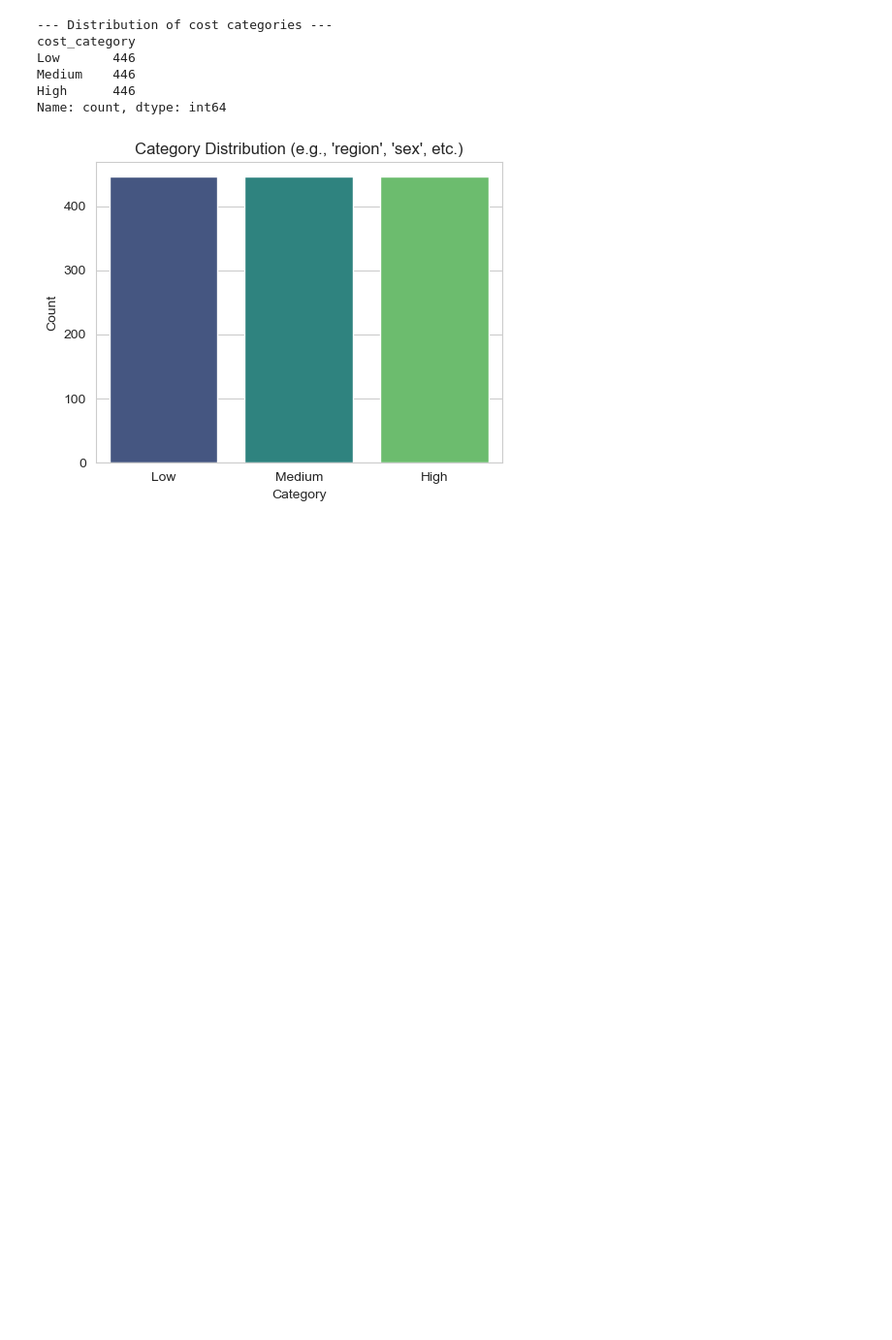
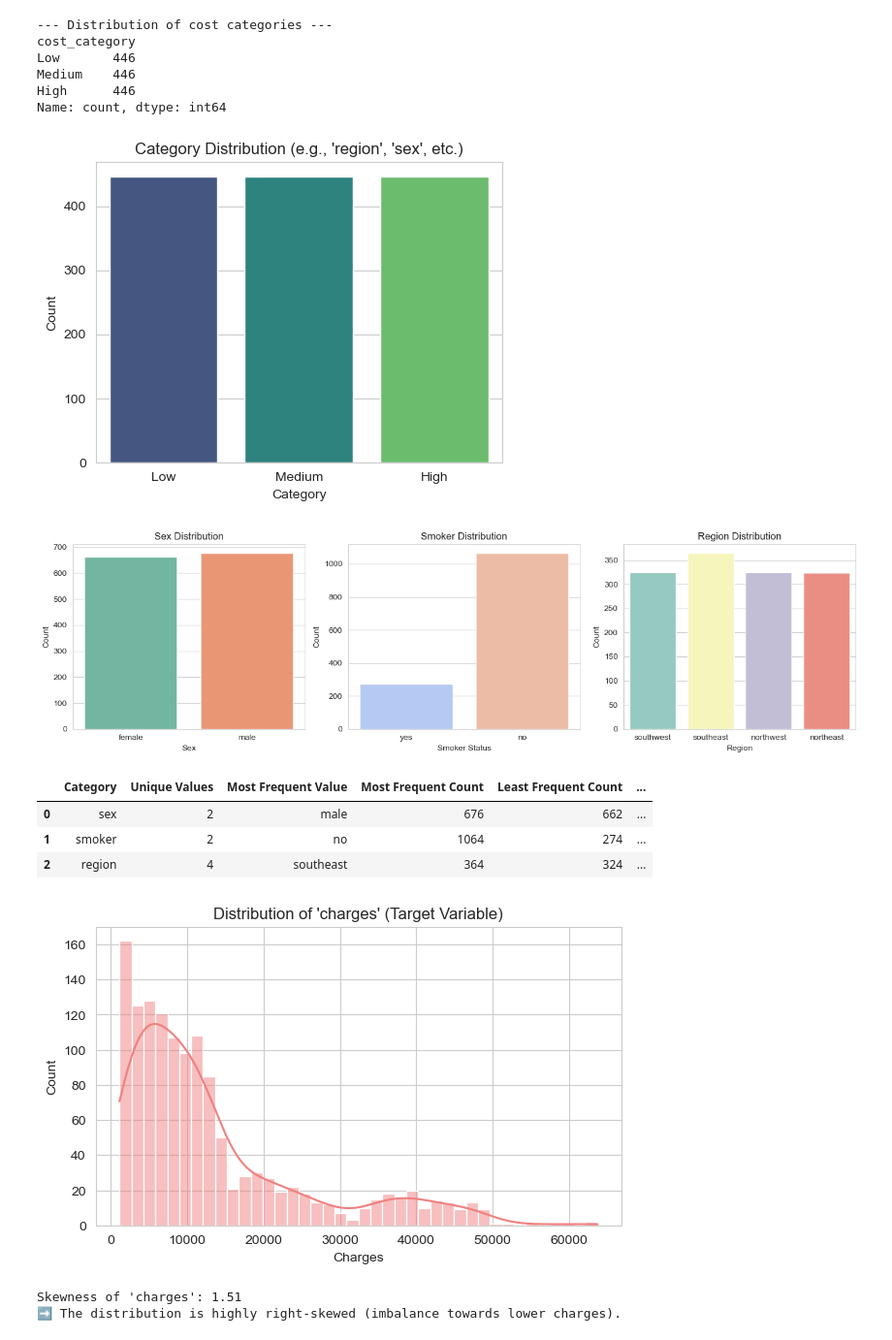
Before and after one commit to CocoTeoh/Medical_insurance_MLAssignment, a Jupyter notebook: Coco Teoh ML assignment.ipynb, the cells around one changed output. Shown: that part at 97% size. Cells and saved outputs as stored; diff of their text form; code cells hidden in the pictures; blank space fills up the shorter version.

```diff
--- a/Coco Teoh ML assignment.ipynb
+++ b/Coco Teoh ML assignment.ipynb
@@ -259,3 +259,74 @@ Medium    446
 High      446
 Name: count, dtype: int64
 [figure]
+# %%
+plt.figure(figsize=(14,4))
+
+# Sex distribution
+plt.subplot(1, 3, 1)
+sns.countplot(data=df, x='sex', hue='sex', palette='Set2', legend=False)
+plt.title("Sex Distribution")
+plt.xlabel("Sex")
+plt.ylabel("Count")
+
+# Smoker distribution
+plt.subplot(1, 3, 2)
+sns.countplot(data=df, x='smoker', hue='smoker', palette='coolwarm', legend=False)
+plt.title("Smoker Distribution")
+plt.xlabel("Smoker Status")
+plt.ylabel("Count")
+
+# Region distribution
+plt.subplot(1, 3, 3)
+sns.countplot(data=df, x='region', hue='region', palette='Set3', legend=False)
+plt.title("Region Distribution")
+plt.xlabel("Region")
+plt.ylabel("Count")
+
+plt.tight_layout()
+plt.show()
+
+# Count proportions for each categorical feature
+cat_features = ['sex', 'smoker', 'region']
+imbalance_summary = pd.DataFrame({
+    'Category': cat_features,
+    'Unique Values': [df[col].nunique() for col in cat_features],
+    'Most Frequent Value': [df[col].value_counts().idxmax() for col in cat_features],
+    'Most Frequent Count': [df[col].value_counts().max() for col in cat_features],
+    'Least Frequent Count': [df[col].value_counts().min() for col in cat_features],
+    'Imbalance Ratio (Max/Min)': [
+        round(df[col].value_counts().max() / df[col].value_counts().min(), 2)
+        for col in cat_features
+    ]
+})
+
+display(imbalance_summary)
+
+plt.figure(figsize=(7,4))
+sns.histplot(df['charges'], bins=40, kde=True, color='lightcoral')
+plt.title("Distribution of 'charges' (Target Variable)")
+plt.xlabel("Charges")
+plt.ylabel("Count")
+plt.show()
+
+# Calculate skewness
+from scipy.stats import skew
+charges_skew = skew(df['charges'])
+print(f"Skewness of 'charges': {charges_skew:.2f}")
+
+# Interpretation
+if charges_skew > 1:
+    print("➡️ The distribution is highly right-skewed (imbalance towards lower charges).")
+elif charges_skew > 0.5:
+    print("➡️ The distribution is moderately right-skewed.")
+else:
+    print("➡️ The distribution is fairly symmetric.")
+# %% [output]
+[figure, added]
+|  | Category | Unique Values | Most Frequent Value | Most Frequent Count | Least Frequent Count | ... |
+| 0 | sex | 2 | male | 676 | 662 | ... |
+| 1 | smoker | 2 | no | 1064 | 274 | ... |
+| 2 | region | 4 | southeast | 364 | 324 | ... |
+[figure, added]
+Skewness of 'charges': 1.51
+➡️ The distribution is highly right-skewed (imbalance towards lower charges).
```
Also changed, not shown: parts of 5 cells of this notebook.
